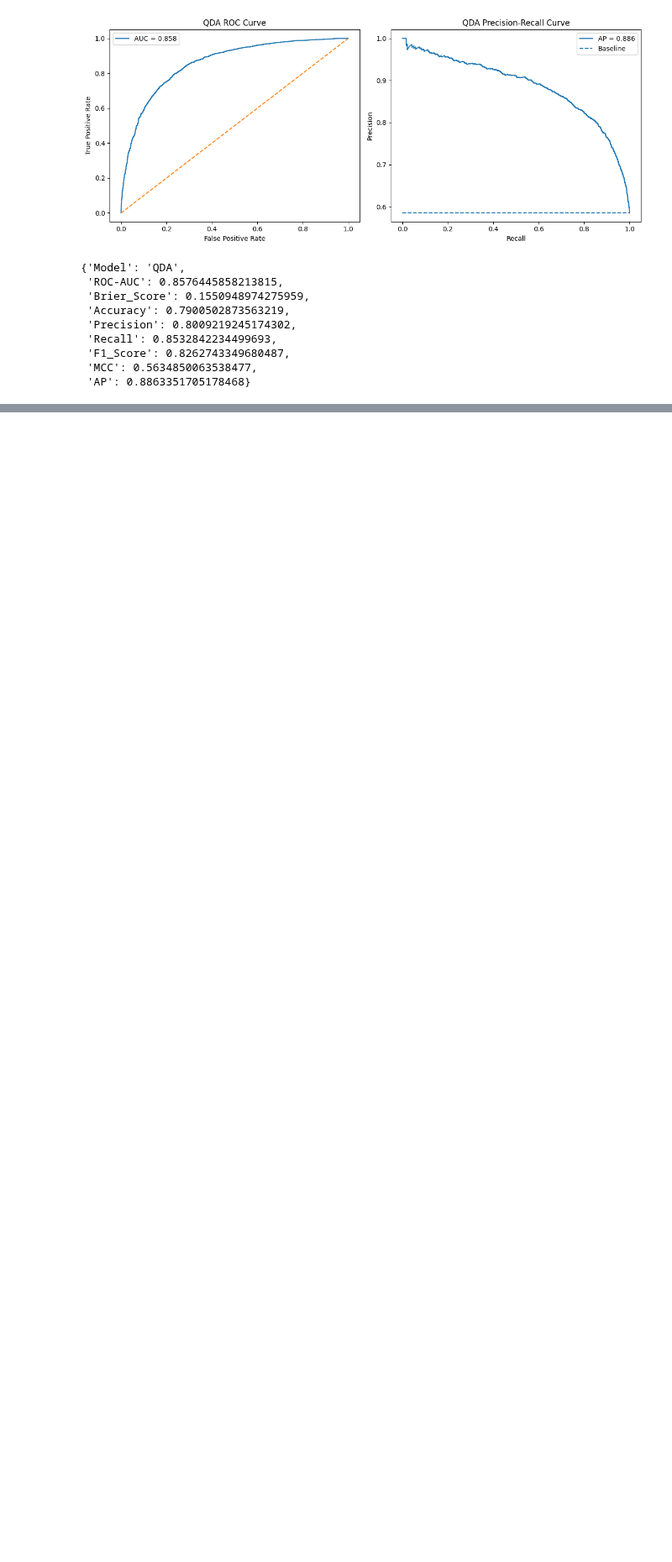
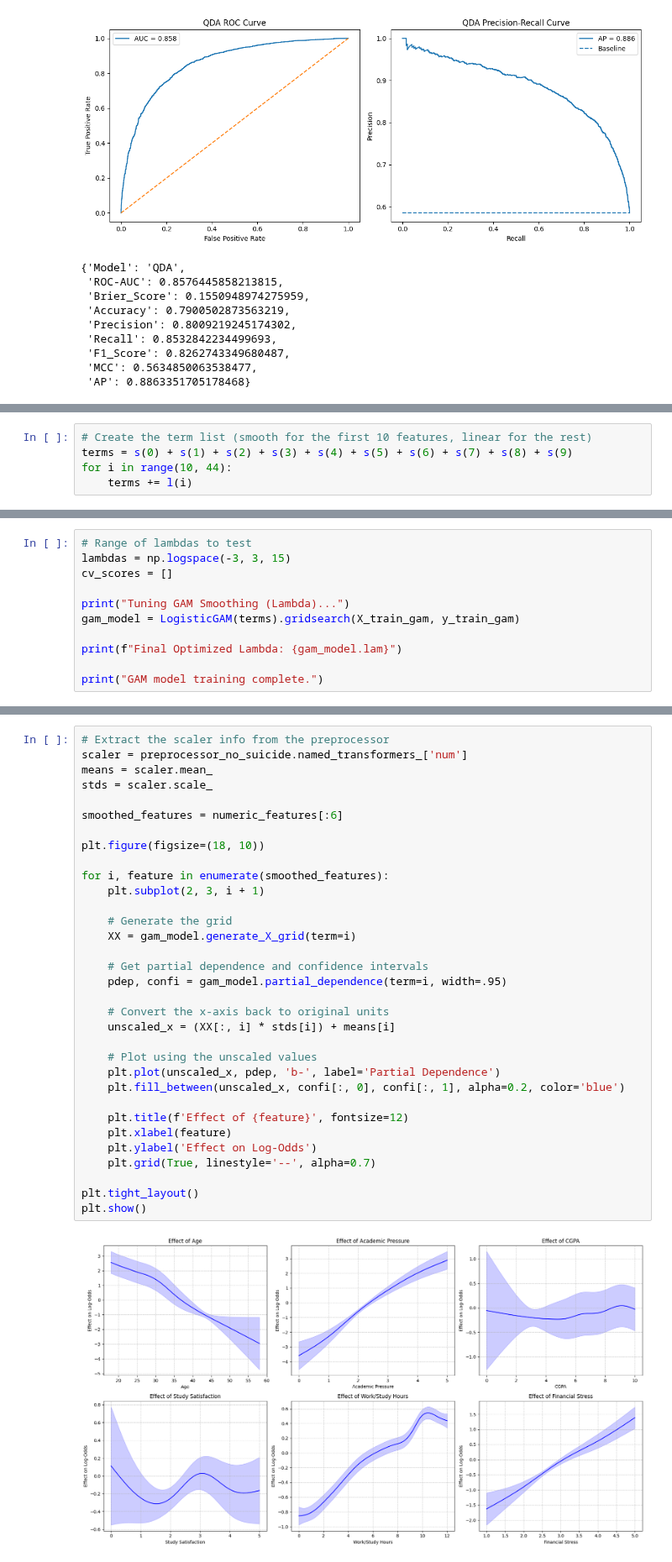
Before and after one commit to Cole2R/STAT-4210-Final-Project, a Jupyter notebook: main.ipynb, the cells around one changed output, grey strips where cells are left out. Shown at 84% size. Saved outputs shown, nothing was run; the diff lists cells and outputs as text; blank space fills up the shorter version.

Commit message:
Adding GAM implementation, including parameter tuning and nice output display

```diff
--- a/main.ipynb
+++ b/main.ipynb
@@ -1511,0 +1526,5 @@ MCC: 0.5635
+# %%
+# Create the term list (smooth for the first 10 features, linear for the rest)
+terms = s(0) + s(1) + s(2) + s(3) + s(4) + s(5) + s(6) + s(7) + s(8) + s(9)
+for i in range(10, 44):
+    terms += l(i)
@@ -1511,0 +1533,11 @@ MCC: 0.5635
+# %%
+# Range of lambdas to test
+lambdas = np.logspace(-3, 3, 15)
+cv_scores = []
+
+print("Tuning GAM Smoothing (Lambda)...")
+gam_model = LogisticGAM(terms).gridsearch(X_train_gam, y_train_gam)
+
+print(f"Final Optimized Lambda: {gam_model.lam}")
+
+print("GAM model training complete.")
@@ -1511,0 +1588,35 @@ MCC: 0.5635
+# %%
+# Extract the scaler info from the preprocessor
+scaler = preprocessor_no_suicide.named_transformers_['num']
+means = scaler.mean_
+stds = scaler.scale_
+
+smoothed_features = numeric_features[:6]
+
+plt.figure(figsize=(18, 10))
+
+for i, feature in enumerate(smoothed_features):
+    plt.subplot(2, 3, i + 1)
+
+    # Generate the grid
+    XX = gam_model.generate_X_grid(term=i)
+
+    # Get partial dependence and confidence intervals
+    pdep, confi = gam_model.partial_dependence(term=i, width=.95)
+
+    # Convert the x-axis back to original units
+    unscaled_x = (XX[:, i] * stds[i]) + means[i]
+
+    # Plot using the unscaled values
+    plt.plot(unscaled_x, pdep, 'b-', label='Partial Dependence')
+    plt.fill_between(unscaled_x, confi[:, 0], confi[:, 1], alpha=0.2, color='blue')
+
+    plt.title(f'Effect of {feature}', fontsize=12)
+    plt.xlabel(feature)
+    plt.ylabel('Effect on Log-Odds')
+    plt.grid(True, linestyle='--', alpha=0.7)
+
+plt.tight_layout()
+plt.show()
+# %% [output]
+[figure, added]
```
Also changed, not shown: parts of 7 cells of this notebook.
